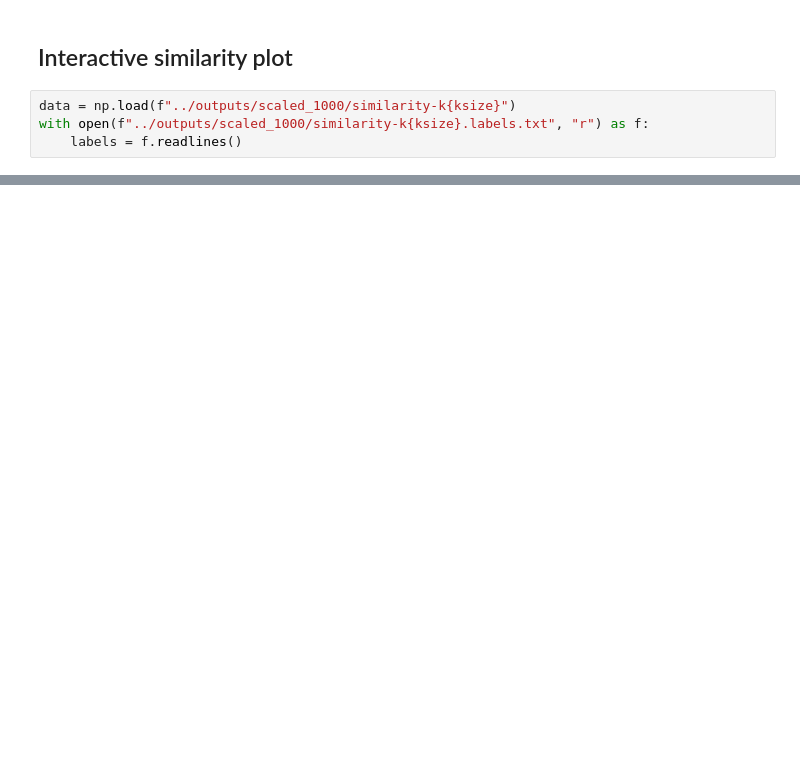
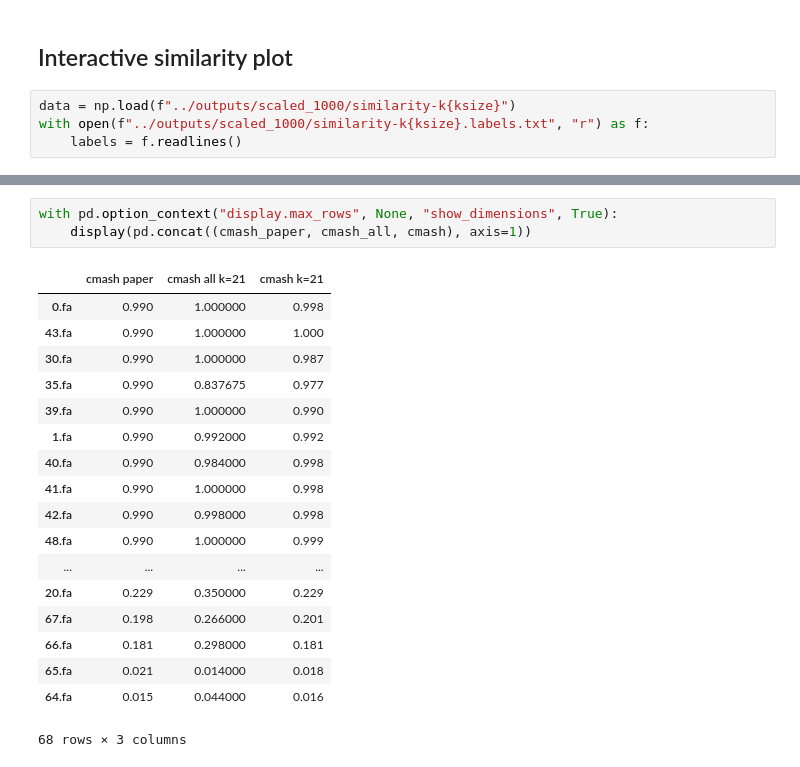
Before and after one commit to luizirber/phd, a Jupyter notebook: experiments/smol_gather/notebooks/analysis.ipynb, the cells around one changed output, grey strips where cells are left out. Saved outputs shown, nothing was run; the diff lists cells and outputs as text; blank space fills up the shorter version.

```diff
--- a/experiments/smol_gather/notebooks/analysis.ipynb
+++ b/experiments/smol_gather/notebooks/analysis.ipynb
@@ -361,0 +437,22 @@ df.hvplot.heatmap(width=800, height=600, colormap="YlGnBu", xaxis=None, yaxis=No
+# %%
+with pd.option_context("display.max_rows", None, "show_dimensions", True):
+    display(pd.concat((cmash_paper, cmash_all, cmash), axis=1))
+# %% [output]
+|  | cmash paper | cmash all k=21 | cmash k=21 |
+| 0.fa | 0.990 | 1.000000 | 0.998 |
+| 43.fa | 0.990 | 1.000000 | 1.000 |
+| 30.fa | 0.990 | 1.000000 | 0.987 |
+| 35.fa | 0.990 | 0.837675 | 0.977 |
+| 39.fa | 0.990 | 1.000000 | 0.990 |
+| 1.fa | 0.990 | 0.992000 | 0.992 |
+| 40.fa | 0.990 | 0.984000 | 0.998 |
+| 41.fa | 0.990 | 1.000000 | 0.998 |
+| 42.fa | 0.990 | 0.998000 | 0.998 |
+| 48.fa | 0.990 | 1.000000 | 0.999 |
+| ... | ... | ... | ... |
+| 20.fa | 0.229 | 0.350000 | 0.229 |
+| 67.fa | 0.198 | 0.266000 | 0.201 |
+| 66.fa | 0.181 | 0.298000 | 0.181 |
+| 65.fa | 0.021 | 0.014000 | 0.018 |
+| 64.fa | 0.015 | 0.044000 | 0.016 |
+68 rows × 3 columns
```
Also changed, not shown: parts of 27 cells of this notebook, 7 other files.
